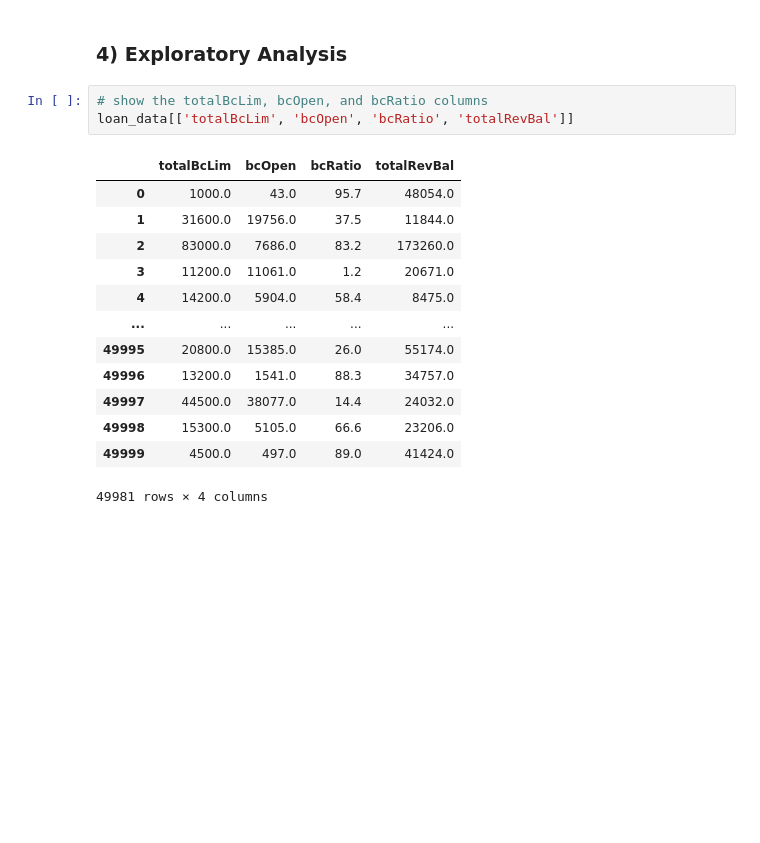
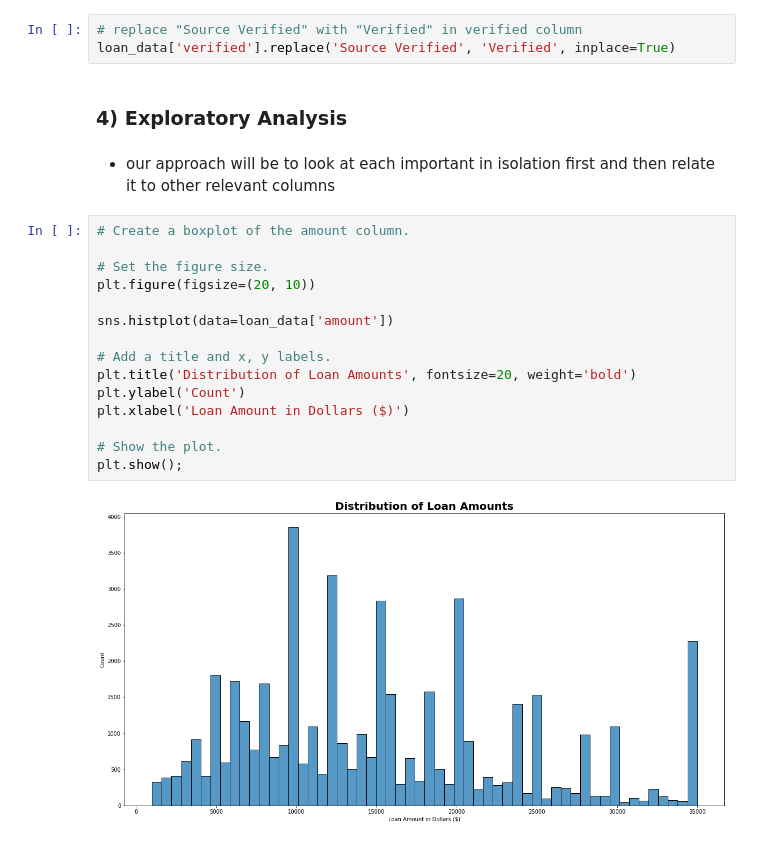
Before and after one commit to AlbertHunduza/Loan-Default-AI, a Jupyter notebook: Exploratory_Data_Analysis.ipynb, the cells around one changed output. Cells and saved outputs as stored; diff of their text form; blank space fills up the shorter version.

```diff
--- a/Exploratory_Data_Analysis.ipynb
+++ b/Exploratory_Data_Analysis.ipynb
@@ -171,22 +172,27 @@ print('Percentage of original data retained after removing the missing values: '
 Percentage of original data retained after removing the missing values:  93.428 %
 # %% [markdown]
 * Now we have no missing values and can proceed to the exploratory analysis
+# %%
+# replace "Source Verified" with "Verified" in verified column
+loan_data['verified'].replace('Source Verified', 'Verified', inplace=True)
 # %% [markdown]
 ### 4) Exploratory Analysis
-# %%
-# show the totalBcLim, bcOpen, and bcRatio columns
-loan_data[['totalBcLim', 'bcOpen', 'bcRatio', 'totalRevBal']]
-# %% [output]
-|  | totalBcLim | bcOpen | bcRatio | totalRevBal |
-| 0 | 1000.0 | 43.0 | 95.7 | 48054.0 |
-| 1 | 31600.0 | 19756.0 | 37.5 | 11844.0 |
-| 2 | 83000.0 | 7686.0 | 83.2 | 173260.0 |
-| 3 | 11200.0 | 11061.0 | 1.2 | 20671.0 |
-| 4 | 14200.0 | 5904.0 | 58.4 | 8475.0 |
-| ... | ... | ... | ... | ... |
-| 49995 | 20800.0 | 15385.0 | 26.0 | 55174.0 |
-| 49996 | 13200.0 | 1541.0 | 88.3 | 34757.0 |
-| 49997 | 44500.0 | 38077.0 | 14.4 | 24032.0 |
-| 49998 | 15300.0 | 5105.0 | 66.6 | 23206.0 |
-| 49999 | 4500.0 | 497.0 | 89.0 | 41424.0 |
-49981 rows × 4 columns
+# %% [markdown]
+* our approach will be to look at each important in isolation first and then relate it to other relevant columns
+# %%
+# Create a boxplot of the amount column.
+
+# Set the figure size.
+plt.figure(figsize=(20, 10))
+
+sns.histplot(data=loan_data['amount'])
+
+# Add a title and x, y labels.
+plt.title('Distribution of Loan Amounts', fontsize=20, weight='bold')
+plt.ylabel('Count')
+plt.xlabel('Loan Amount in Dollars ($)')
+
+# Show the plot.
+plt.show();
+# %% [output]
+[figure, added]
```
Also changed, not shown: parts of 7 cells of this notebook.
